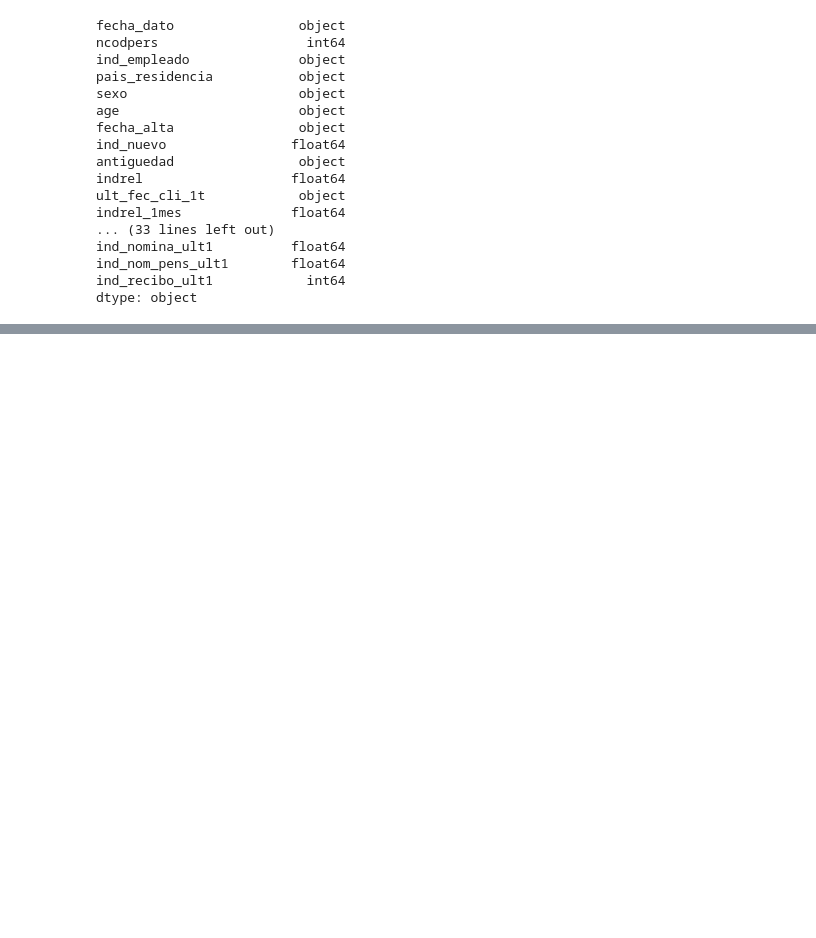
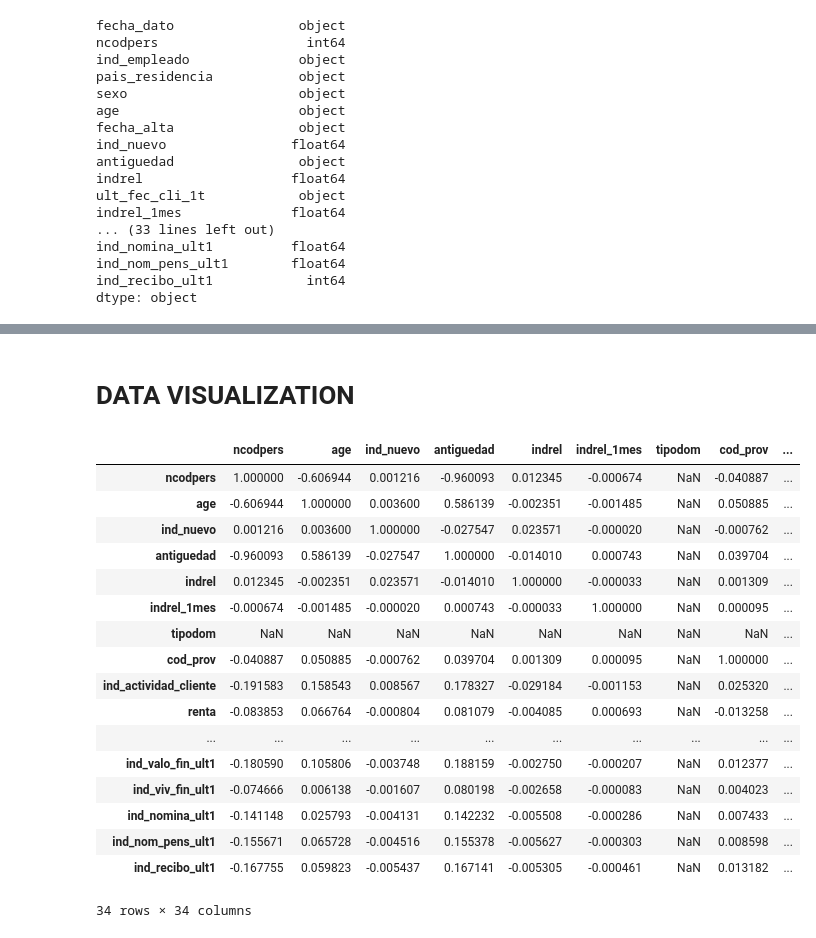
Before and after one commit to sarahesayas/DATA-4380, a Jupyter notebook: Tabular-Data/Tabular-Project/Understanding-Data.ipynb, the cells around one changed output, grey strips where cells are left out. Saved outputs shown, nothing was run; the diff lists cells and outputs as text; code cells hidden in the pictures; blank space fills up the shorter version.

```diff
--- a/Tabular-Data/Tabular-Project/Understanding-Data.ipynb
+++ b/Tabular-Data/Tabular-Project/Understanding-Data.ipynb
@@ -109,0 +230,2 @@ dtype: int64
+# %%
+df = df.dropna(subset=['ind_nomina_ult1','ind_nom_pens_ult1'])
@@ -109,0 +325,24 @@ dtype: int64
+# %% [markdown]
+# DATA VISUALIZATION
+# %%
+correlation_matrix=df.corr(numeric_only=True)
+correlation_matrix
+# %% [output]
+|  | ncodpers | age | ind_nuevo | antiguedad | indrel | indrel_1mes | tipodom | cod_prov | ... |
+| ncodpers | 1.000000 | -0.606944 | 0.001216 | -0.960093 | 0.012345 | -0.000674 | NaN | -0.040887 | ... |
+| age | -0.606944 | 1.000000 | 0.003600 | 0.586139 | -0.002351 | -0.001485 | NaN | 0.050885 | ... |
+| ind_nuevo | 0.001216 | 0.003600 | 1.000000 | -0.027547 | 0.023571 | -0.000020 | NaN | -0.000762 | ... |
+| antiguedad | -0.960093 | 0.586139 | -0.027547 | 1.000000 | -0.014010 | 0.000743 | NaN | 0.039704 | ... |
+| indrel | 0.012345 | -0.002351 | 0.023571 | -0.014010 | 1.000000 | -0.000033 | NaN | 0.001309 | ... |
+| indrel_1mes | -0.000674 | -0.001485 | -0.000020 | 0.000743 | -0.000033 | 1.000000 | NaN | 0.000095 | ... |
+| tipodom | NaN | NaN | NaN | NaN | NaN | NaN | NaN | NaN | ... |
+| cod_prov | -0.040887 | 0.050885 | -0.000762 | 0.039704 | 0.001309 | 0.000095 | NaN | 1.000000 | ... |
+| ind_actividad_cliente | -0.191583 | 0.158543 | 0.008567 | 0.178327 | -0.029184 | -0.001153 | NaN | 0.025320 | ... |
+| renta | -0.083853 | 0.066764 | -0.000804 | 0.081079 | -0.004085 | 0.000693 | NaN | -0.013258 | ... |
+| ... | ... | ... | ... | ... | ... | ... | ... | ... | ... |
+| ind_valo_fin_ult1 | -0.180590 | 0.105806 | -0.003748 | 0.188159 | -0.002750 | -0.000207 | NaN | 0.012377 | ... |
+| ind_viv_fin_ult1 | -0.074666 | 0.006138 | -0.001607 | 0.080198 | -0.002658 | -0.000083 | NaN | 0.004023 | ... |
+| ind_nomina_ult1 | -0.141148 | 0.025793 | -0.004131 | 0.142232 | -0.005508 | -0.000286 | NaN | 0.007433 | ... |
+| ind_nom_pens_ult1 | -0.155671 | 0.065728 | -0.004516 | 0.155378 | -0.005627 | -0.000303 | NaN | 0.008598 | ... |
+| ind_recibo_ult1 | -0.167755 | 0.059823 | -0.005437 | 0.167141 | -0.005305 | -0.000461 | NaN | 0.013182 | ... |
+34 rows × 34 columns
```
Also changed, not shown: parts of 49 cells of this notebook.
